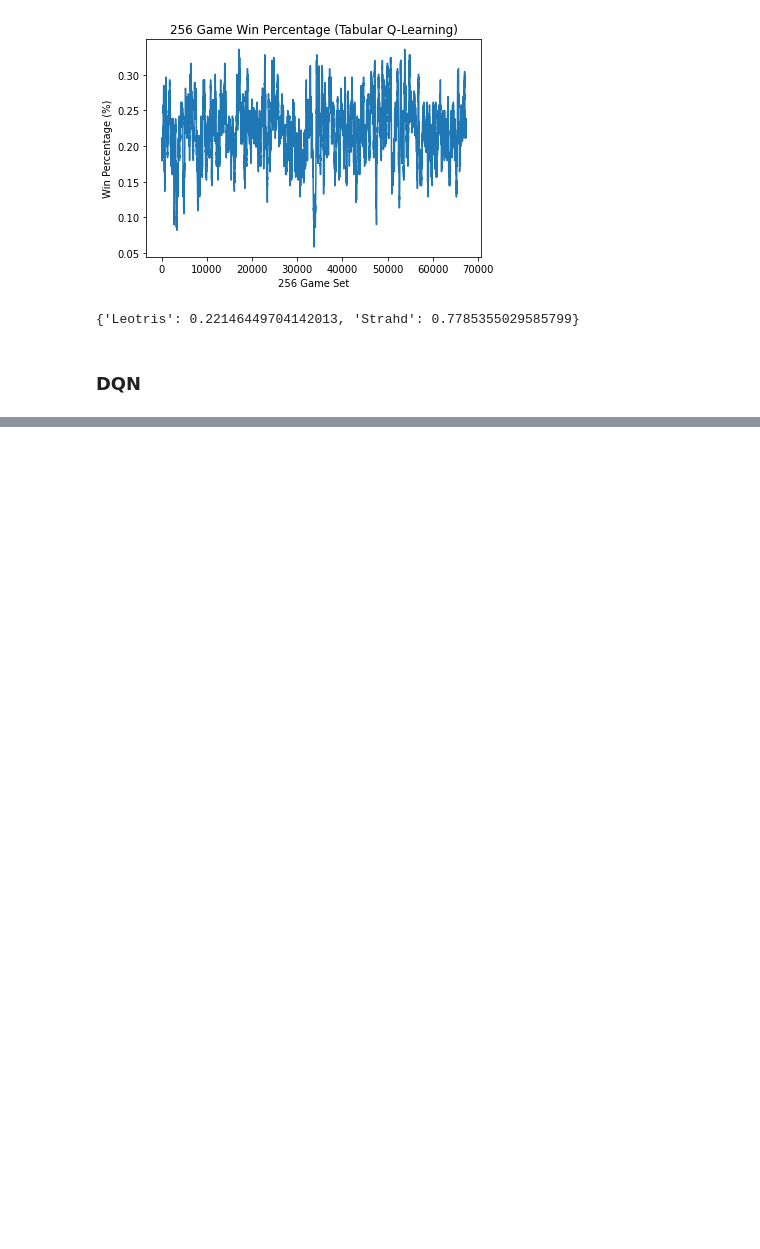
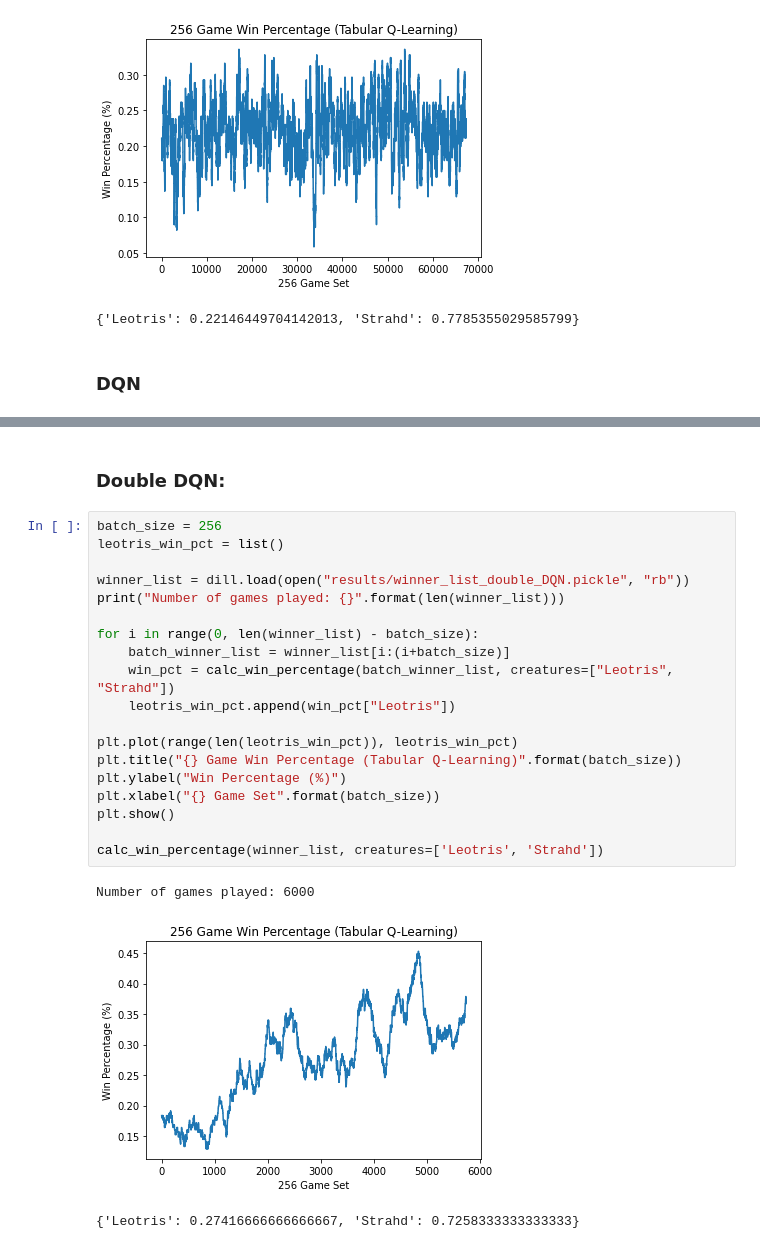
Before and after one commit to AndrewLim1990/dungeonsNdata, a Jupyter notebook: analysis.ipynb, the cells around one changed output, grey strips where cells are left out. Drawn from its saved outputs; the diff is of its cells as text; blank space fills up the shorter version.

Commit message:
Evaluate double dqn

```diff
--- a/analysis.ipynb
+++ b/analysis.ipynb
@@ -152,0 +153,25 @@ Number of games played: 23800
+# %% [markdown]
+### Double DQN:
+# %%
+batch_size = 256
+leotris_win_pct = list()
+
+winner_list = dill.load(open("results/winner_list_double_DQN.pickle", "rb"))
+print("Number of games played: {}".format(len(winner_list)))
+
+for i in range(0, len(winner_list) - batch_size):
+    batch_winner_list = winner_list[i:(i+batch_size)]
+    win_pct = calc_win_percentage(batch_winner_list, creatures=["Leotris", "Strahd"])
+    leotris_win_pct.append(win_pct["Leotris"])
+
+plt.plot(range(len(leotris_win_pct)), leotris_win_pct)
+plt.title("{} Game Win Percentage (Tabular Q-Learning)".format(batch_size))
+plt.ylabel("Win Percentage (%)")
+plt.xlabel("{} Game Set".format(batch_size))
+plt.show()
+
+calc_win_percentage(winner_list, creatures=['Leotris', 'Strahd'])
+# %% [output]
+Number of games played: 6000
+[figure, added]
+{'Leotris': 0.27416666666666667, 'Strahd': 0.7258333333333333}
```
Also changed, not shown: parts of 1 cell of this notebook, 5 other files.
